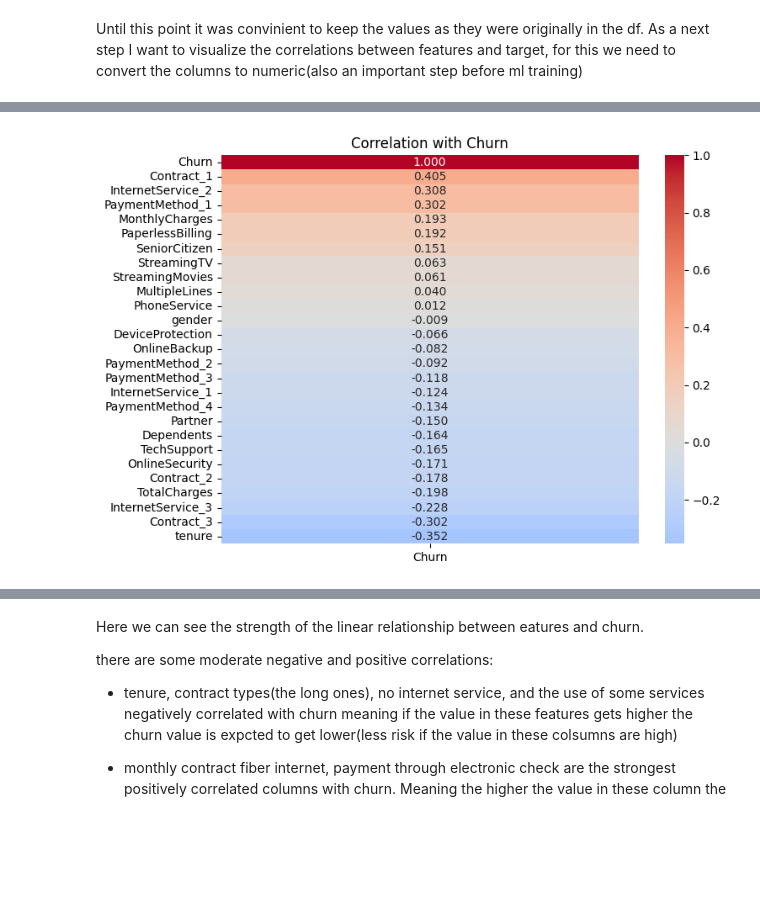
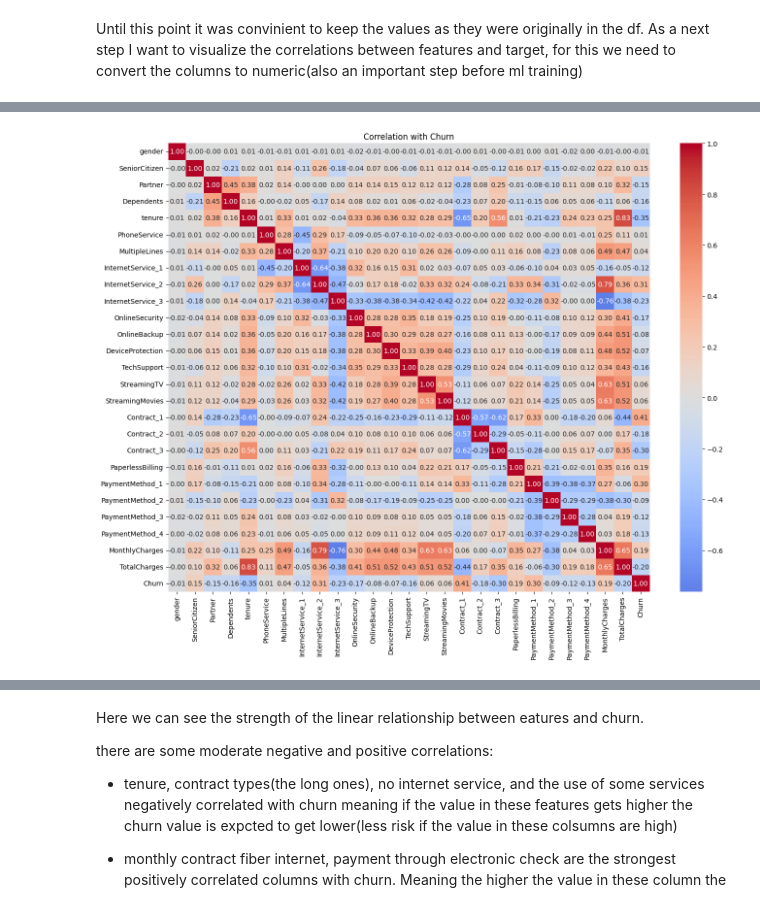
Before and after one commit to VigMarton/churn-analysis, a Jupyter notebook: analysis.ipynb, the cells around one changed output, grey strips where cells are left out. Cells and saved outputs as stored; diff of their text form; code cells hidden in the pictures; blank space fills up the shorter version.

Commit message:
updated EDA and dataViz notebook

```diff
--- a/analysis.ipynb
+++ b/analysis.ipynb
@@ -14,7 +13,7 @@ pd.set_option("display.max_columns", None)
 pd.set_option("max_colwidth", None)
 # %%
 # Loading the data
-df_churn=pd.read_csv('../data/WA_Fn-UseC_-Telco-Customer-Churn.csv')
+df_churn=pd.read_csv('data/WA_Fn-UseC_-Telco-Customer-Churn.csv')
 # %%
 # take a look at the first few lines
 df_churn.head()
@@ -56,4 +55,4 @@ df_churn['TotalCharges'].iloc[6754]
 ' '
 # %%
 # converting Total charges to float dtype
-df_churn['TotalCharges']=df_churn['TotalCharges'].astype('float')
+# df_churn['TotalCharges']=df_churn['TotalCharges'].astype('float')
@@ -386,14 +464,14 @@ dtype: object
 # %%
-# Compute the correlation matrix
+# correlation matrix
 correlation_matrix = df_churn.corr()
 
-# Select the correlation of all features with Churn
+# correlation of all features with Churn
 churn_correlations = correlation_matrix[['Churn']].sort_values(by='Churn', ascending=False)
 
 # Create a heatmap
-plt.figure(figsize=(8, 6))
-sns.heatmap(churn_correlations, annot=True, fmt='.3f', cmap='coolwarm', center=0)
+plt.figure(figsize=(16, 12))
+sns.heatmap(correlation_matrix, annot=True, fmt='.2f', cmap='coolwarm', center=0)
 plt.title('Correlation with Churn')
 plt.show()
 # %% [output]
-[figure, old version]
+[figure, new version]
```
Also changed, not shown: parts of 18 cells of this notebook, 1 other file.
